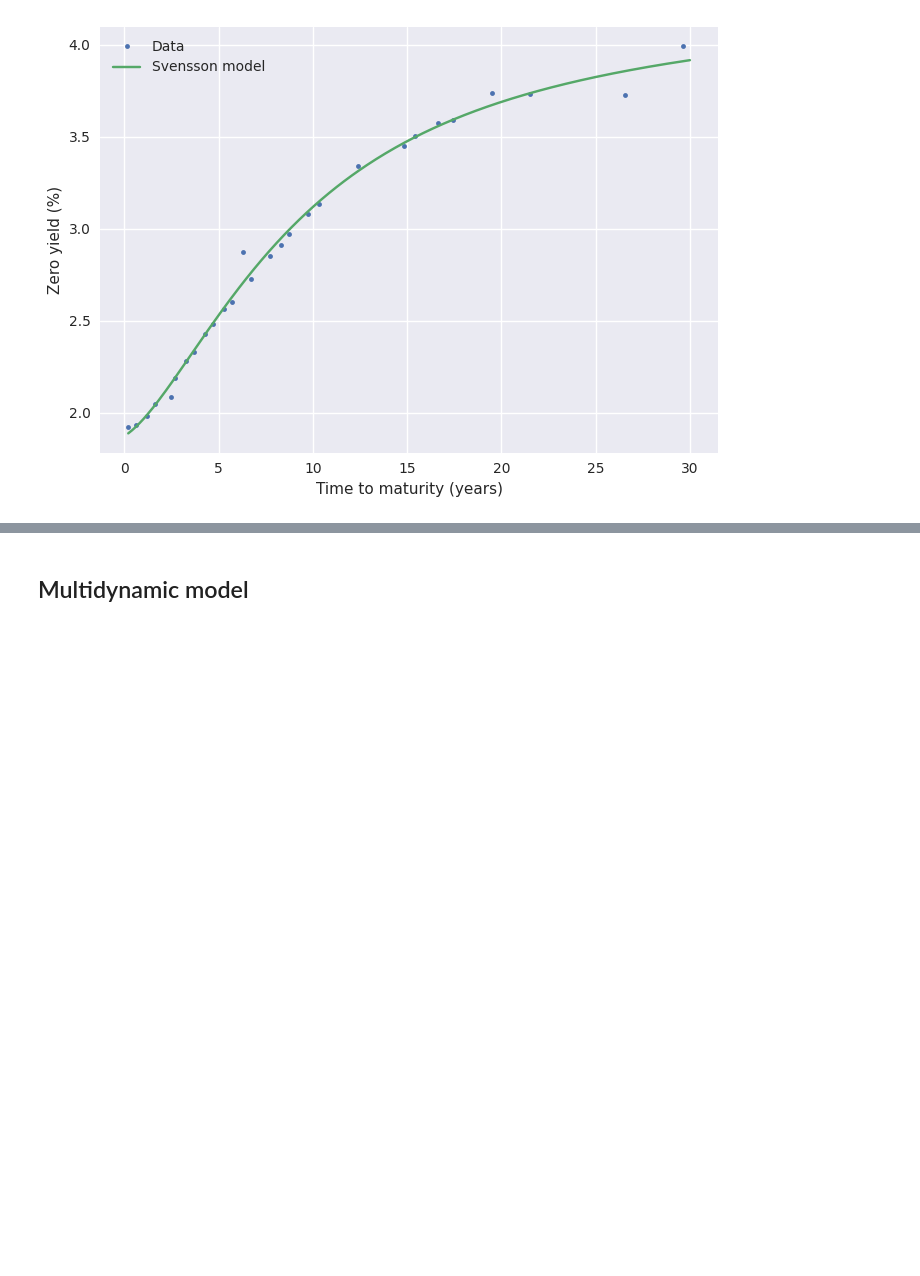
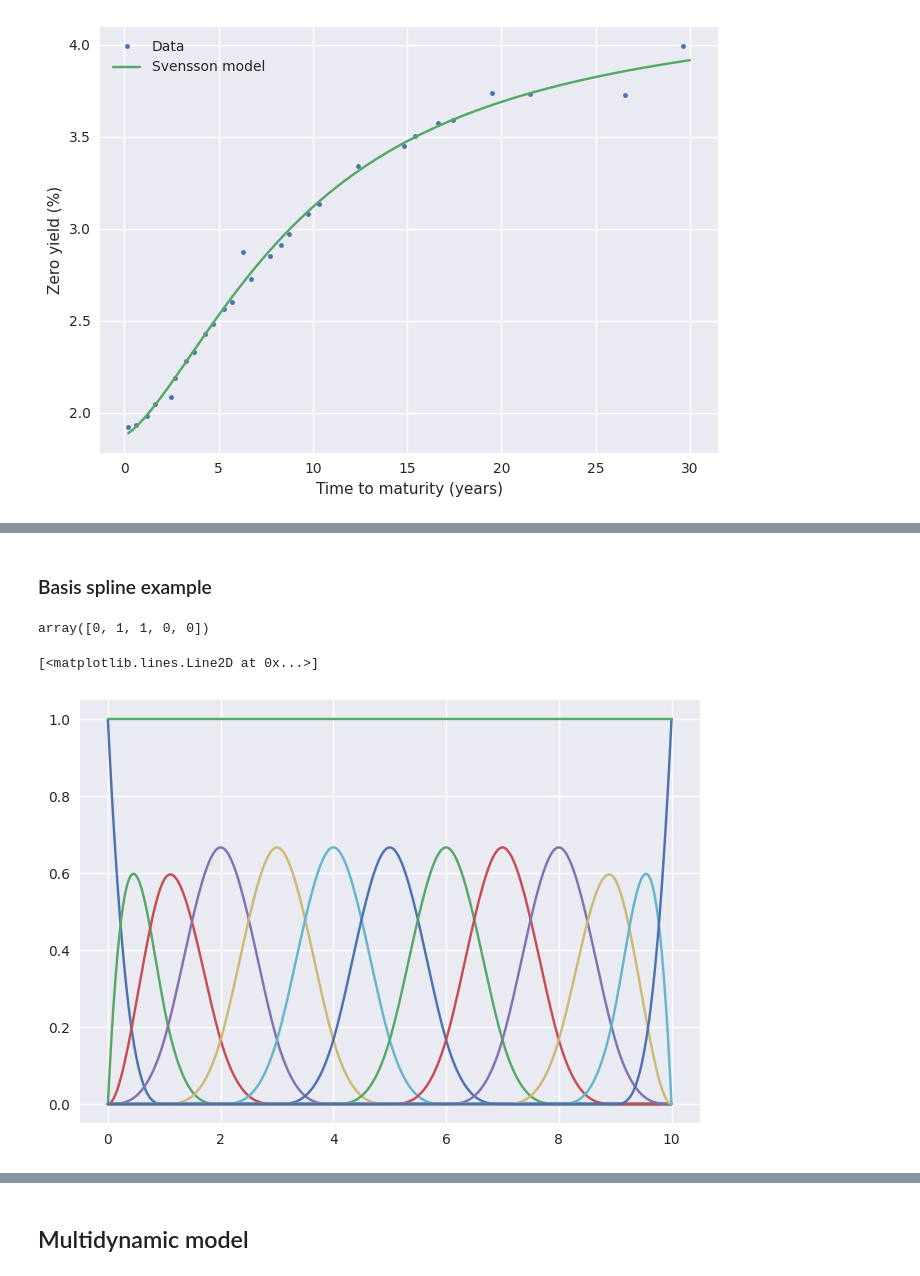
Before and after one commit to krantamaki/quantpy, a Jupyter notebook: examples/05_term_structures.ipynb, the cells around one changed output, grey strips where cells are left out. Saved outputs shown, nothing was run; the diff lists cells and outputs as text; code cells hidden in the pictures; blank space fills up the shorter version.

```diff
--- a/examples/05_term_structures.ipynb
+++ b/examples/05_term_structures.ipynb
@@ -74,0 +91,36 @@ plt.show()
+# %% [markdown]
+### Basis spline example
+# %%
+def b_spline_elem(order: int, knots: list[float]) -> callable:
+  assert len(knots) == order + 2
+  assert knots == sorted(knots)
+
+  if order == 0:
+    return lambda x: 1 if (x >= knots[0]) and (x <= knots[1]) else 0
+
+  else:
+    def recursion(x):
+      coef_0 = 0 if knots[order] - knots[0] == 0 else (x - knots[0]) / (knots[order] - knots[0])
+      coef_1 = 0 if knots[order + 1] - knots[1] == 0 else (knots[order + 1] - x) / (knots[order + 1] - knots[1])
+      return coef_0 * b_spline_elem(order - 1, knots[:-1])(x) + coef_1 * b_spline_elem(order - 1, knots[1:])(x)
+
+    return recursion
+# %%
+((np.array([1, 2, 3, 4, 5]) <= 3) & (np.array([1, 2, 3, 4, 5]) >= 2)).astype(int)
+# %% [output]
+array([0, 1, 1, 0, 0])
+# %%
+order = 3
+knots = [0, 0, 0, 0, 1, 2, 3, 4, 5, 6, 7, 8, 9, 10, 10, 10, 10]
+
+spline_elems = [b_spline_elem(order, knots[i:i + order + 2]) for i in range(len(knots) - order - 1)]
+# %%
+tt = np.linspace(0, 10, 300)
+
+for i in range(len(spline_elems)):
+  plt.plot(tt, [spline_elems[i](t) for t in tt])
+
+plt.plot(tt, [sum([spline_elems[i](t) for i in range(len(spline_elems))]) for t in tt])
+# %% [output]
+[<matplotlib.lines.Line2D at 0x...>]
+[figure, added]
```
Also changed, not shown: parts of 10 cells of this notebook.
